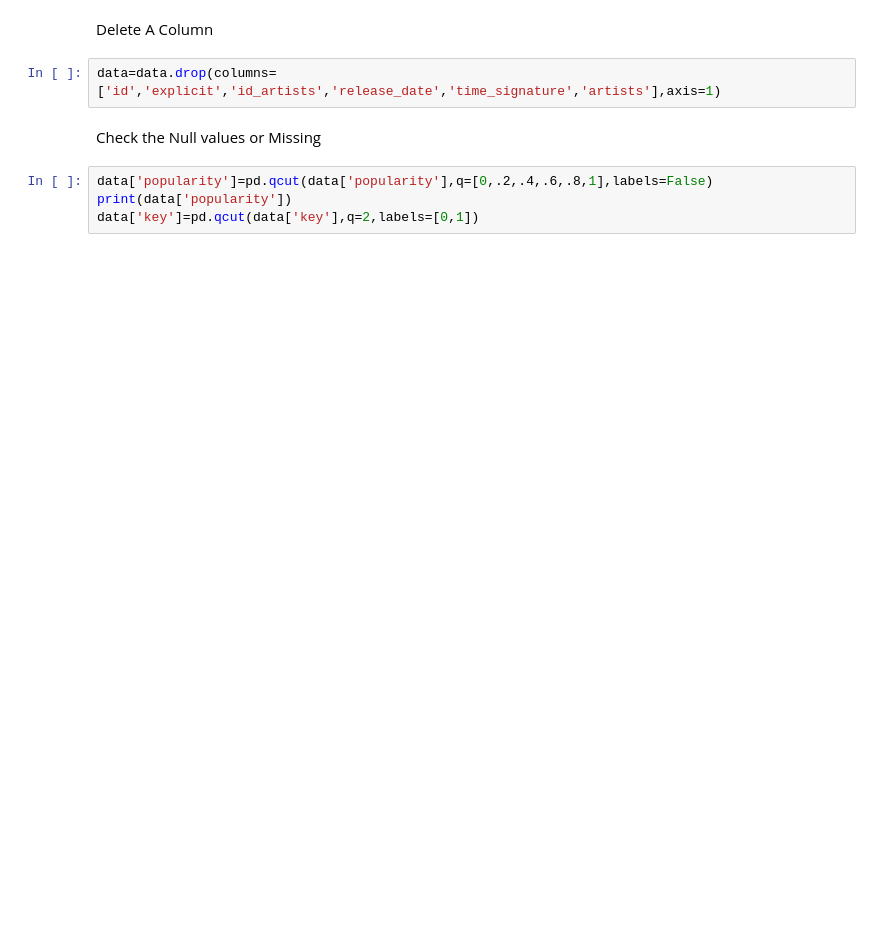
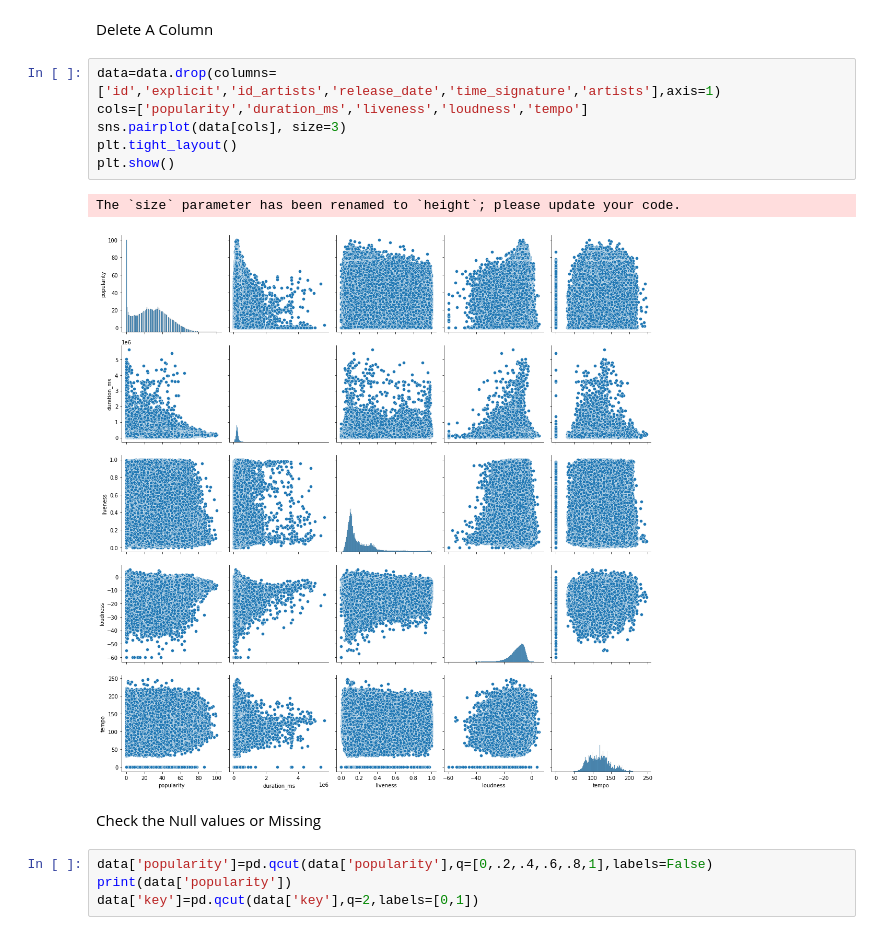
Before and after one commit to vishal8218/Python_Project, a Jupyter notebook: Spotify_Recommendation_System.ipynb, the cells around one changed output. Saved outputs shown, nothing was run; the diff lists cells and outputs as text; blank space fills up the shorter version.

```diff
--- a/Spotify_Recommendation_System.ipynb
+++ b/Spotify_Recommendation_System.ipynb
@@ -27,6 +71,13 @@ data.describe()
 Delete A Column
 # %%
 data=data.drop(columns=['id','explicit','id_artists','release_date','time_signature','artists'],axis=1)
+cols=['popularity','duration_ms','liveness','loudness','tempo']
+sns.pairplot(data[cols], size=3)
+plt.tight_layout()
+plt.show()
+# %% [output]
+The `size` parameter has been renamed to `height`; please update your code.
+[figure, added]
 # %% [markdown]
 Check the Null values or Missing
 # %%
```
Also changed, not shown: parts of 19 cells of this notebook.
